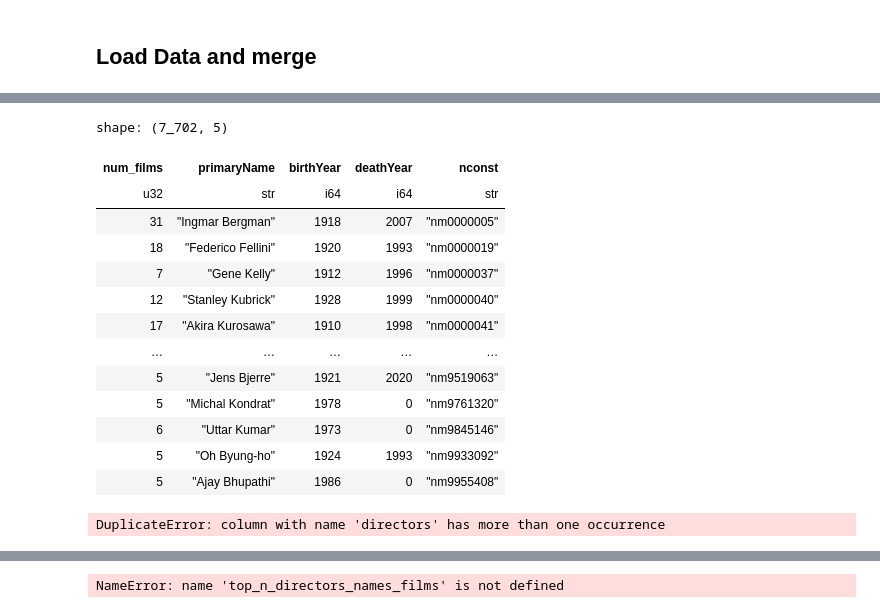
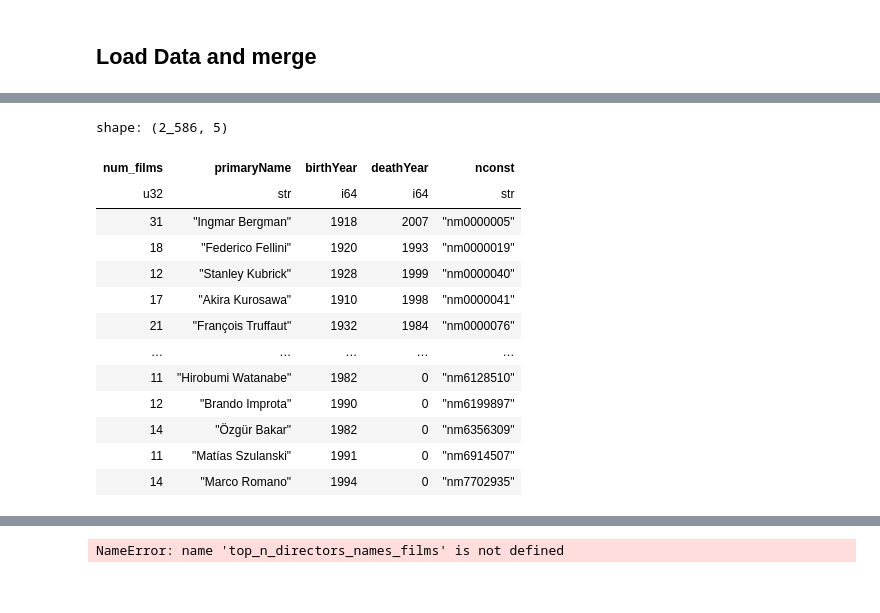
Before and after one commit to bradk54/IMDB_Fun, a Jupyter notebook: Notebooks/2_0_EDA.ipynb, the cells around one changed output, grey strips where cells are left out. Cells and saved outputs as stored; diff of their text form; code cells hidden in the pictures.

```diff
--- a/Notebooks/2_0_EDA.ipynb
+++ b/Notebooks/2_0_EDA.ipynb
@@ -70,41 +70,36 @@ shape: (5, 9)
 # %%
 # # count director based on film appearance. This should help get a clean list of directors
 import fileinput
 
 
 dir_counts = films.join(film_crew, on="tconst").filter(
     (pl.col("runtimeMinutes") > 60) & (pl.col("runtimeMinutes") < 60*5)).group_by("directors").agg(pl.col('directors').count().alias('num_films'))
 dir_counts = dir_counts.join(names, left_on="directors", right_on="nconst")
 
-# dir_counts = dir_counts.filter(pl.col("num_films") > 4)
+dir_counts = dir_counts.filter(pl.col("num_films") > 10)
 
-# films_with_dirs = films.join(film_crew, on="tconst").filter(
-#     (pl.col("runtimeMinutes") > 60) & (pl.col("runtimeMinutes") < 60*5)).filter(
-#     pl.col("directors").is_in(dir_counts['directors'].to_list()))
-# films_with_dirs = films_with_dirs.join(
-#     dir_counts, left_on="directors", right_on="directors")
+films_with_dirs = films.join(film_crew, on="tconst").filter(
+    (pl.col("runtimeMinutes") > 60) & (pl.col("runtimeMinutes") < 60*5)).filter(
+    pl.col("directors").is_in(dir_counts['directors'].to_list()))
+films_with_dirs = films_with_dirs.join(
+    dir_counts, left_on="directors", right_on="directors")
 
-# films_with_dirs
+films_with_dirs
 
 dir_counts.select(
-    ["directors", "num_films", "primaryName", "birthYear", "deathYear"]).filter(pl.col("num_films") > 4).with_columns(pl.col("directors").alias("nconst")).drop("directors")
+    ["directors", "num_films", "primaryName", "birthYear", "deathYear"]).filter(pl.col("num_films") > 10).with_columns(pl.col("directors").alias("nconst")).drop("directors")
 # %% [output]
-shape: (7_702, 5)
+shape: (2_586, 5)
 | num_films | primaryName | birthYear | deathYear | nconst |
 | u32 | str | i64 | i64 | str |
 | 31 | "Ingmar Bergman" | 1918 | 2007 | "nm0000005" |
 | 18 | "Federico Fellini" | 1920 | 1993 | "nm0000019" |
-| 7 | "Gene Kelly" | 1912 | 1996 | "nm0000037" |
 | 12 | "Stanley Kubrick" | 1928 | 1999 | "nm0000040" |
 | 17 | "Akira Kurosawa" | 1910 | 1998 | "nm0000041" |
+| 21 | "François Truffaut" | 1932 | 1984 | "nm0000076" |
 | … | … | … | … | … |
-| 5 | "Jens Bjerre" | 1921 | 2020 | "nm9519063" |
-| 5 | "Michal Kondrat" | 1978 | 0 | "nm9761320" |
-| 6 | "Uttar Kumar" | 1973 | 0 | "nm9845146" |
-| 5 | "Oh Byung-ho" | 1924 | 1993 | "nm9933092" |
-| 5 | "Ajay Bhupathi" | 1986 | 0 | "nm9955408" |
+| 11 | "Hirobumi Watanabe" | 1982 | 0 | "nm6128510" |
+| 12 | "Brando Improta" | 1990 | 0 | "nm6199897" |
+| 14 | "Özgür Bakar" | 1982 | 0 | "nm6356309" |
+| 11 | "Matías Szulanski" | 1991 | 0 | "nm6914507" |
+| 14 | "Marco Romano" | 1994 | 0 | "nm7702935" |
-# %%
-films_with_dirs[['tconst', 'primaryTitle', 'originalTitle', 'startYear', 'directors',
-                 'genres', 'directors', 'primaryName', 'num_films', 'birthYear', 'deathYear']]
-# %% [output]
-DuplicateError: column with name 'directors' has more than one occurrence
```
Also changed, not shown: parts of 5 cells of this notebook, 2 other files.
